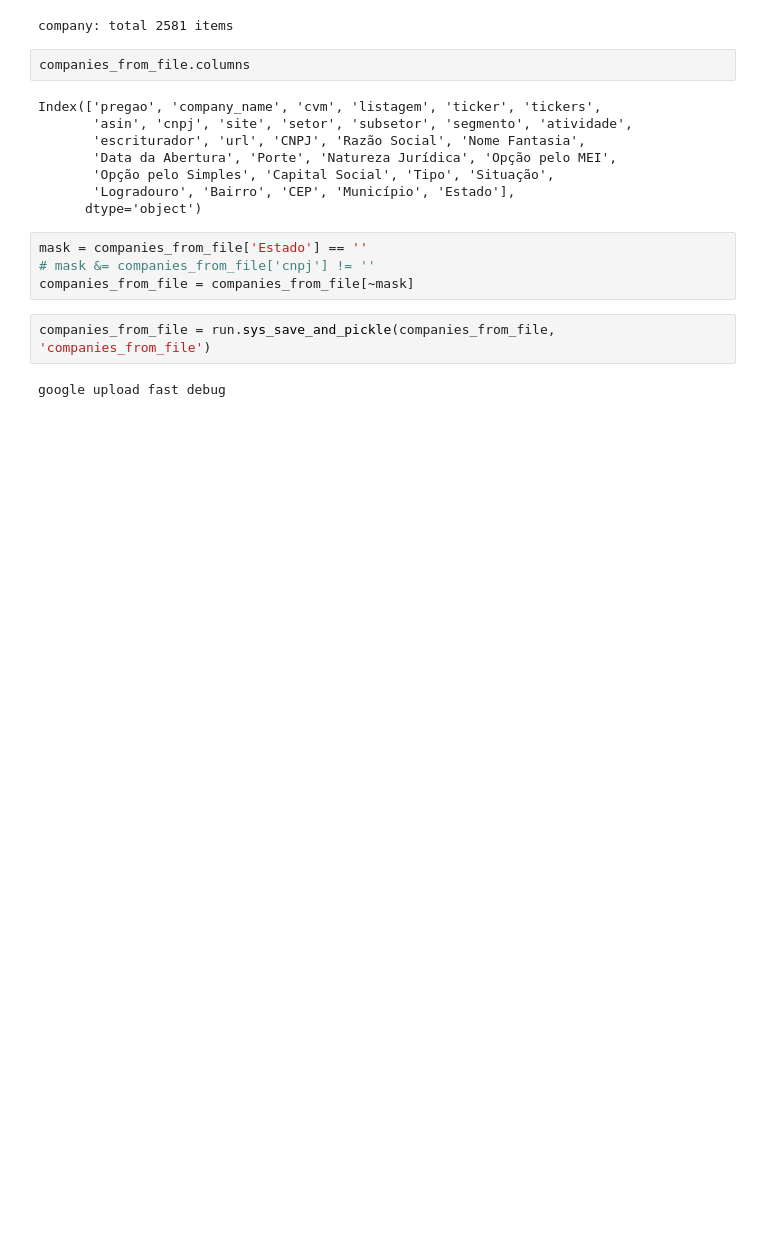
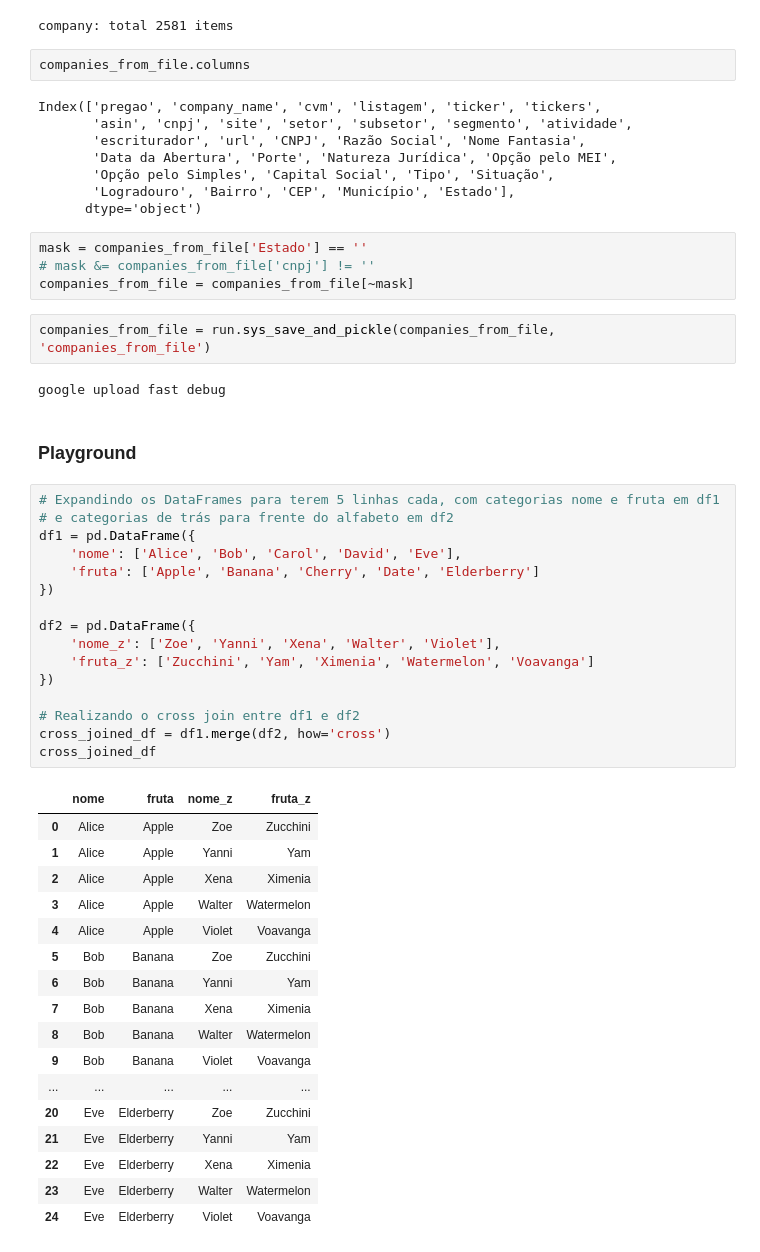
Before and after one commit to faustostangler/DSH, a Jupyter notebook: read_dash.ipynb, the cells around one changed output. Drawn from its saved outputs; the diff is of its cells as text; blank space fills up the shorter version.

```diff
--- a/read_dash.ipynb
+++ b/read_dash.ipynb
@@ -328,3 +328,39 @@ companies_from_file = companies_from_file[~mask]
 companies_from_file = run.sys_save_and_pickle(companies_from_file, 'companies_from_file')
 # %% [output]
 google upload fast debug
+# %% [markdown]
+### Playground
+# %%
+# Expandindo os DataFrames para terem 5 linhas cada, com categorias nome e fruta em df1
+# e categorias de trás para frente do alfabeto em df2
+df1 = pd.DataFrame({
+    'nome': ['Alice', 'Bob', 'Carol', 'David', 'Eve'],
+    'fruta': ['Apple', 'Banana', 'Cherry', 'Date', 'Elderberry']
+})
+
+df2 = pd.DataFrame({
+    'nome_z': ['Zoe', 'Yanni', 'Xena', 'Walter', 'Violet'],
+    'fruta_z': ['Zucchini', 'Yam', 'Ximenia', 'Watermelon', 'Voavanga']
+})
+
+# Realizando o cross join entre df1 e df2
+cross_joined_df = df1.merge(df2, how='cross')
+cross_joined_df
+# %% [output]
+|  | nome | fruta | nome_z | fruta_z |
+| 0 | Alice | Apple | Zoe | Zucchini |
+| 1 | Alice | Apple | Yanni | Yam |
+| 2 | Alice | Apple | Xena | Ximenia |
+| 3 | Alice | Apple | Walter | Watermelon |
+| 4 | Alice | Apple | Violet | Voavanga |
+| 5 | Bob | Banana | Zoe | Zucchini |
+| 6 | Bob | Banana | Yanni | Yam |
+| 7 | Bob | Banana | Xena | Ximenia |
+| 8 | Bob | Banana | Walter | Watermelon |
+| 9 | Bob | Banana | Violet | Voavanga |
+| ... | ... | ... | ... | ... |
+| 20 | Eve | Elderberry | Zoe | Zucchini |
+| 21 | Eve | Elderberry | Yanni | Yam |
+| 22 | Eve | Elderberry | Xena | Ximenia |
+| 23 | Eve | Elderberry | Walter | Watermelon |
+| 24 | Eve | Elderberry | Violet | Voavanga |
```
Also changed, not shown: parts of 7 cells of this notebook, 8 other files.
